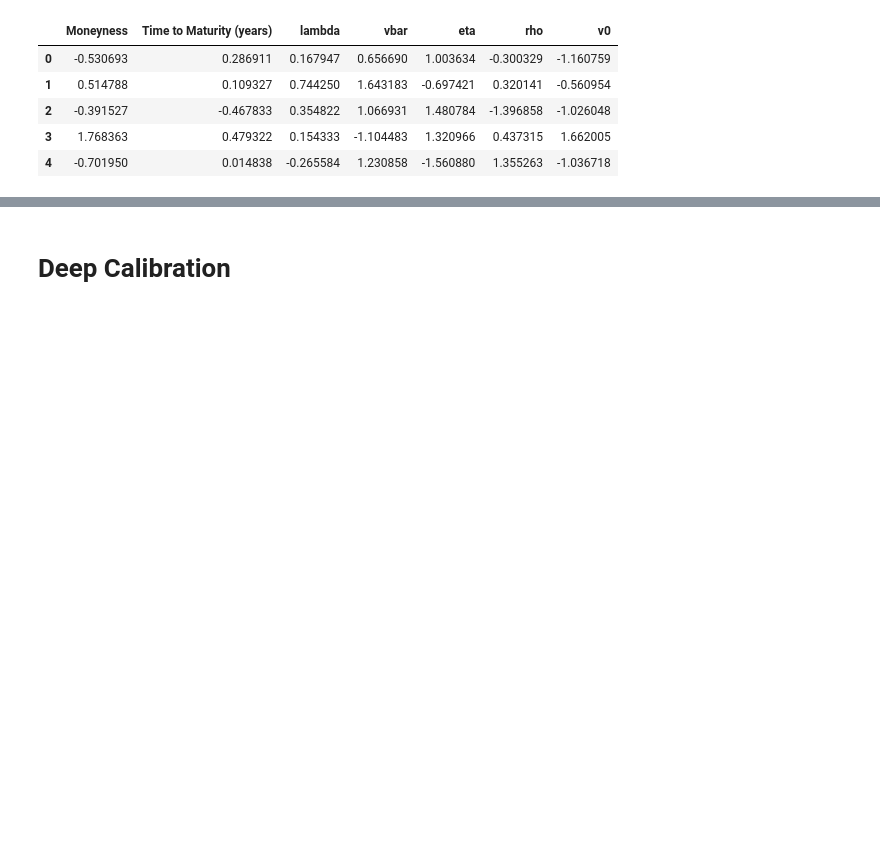
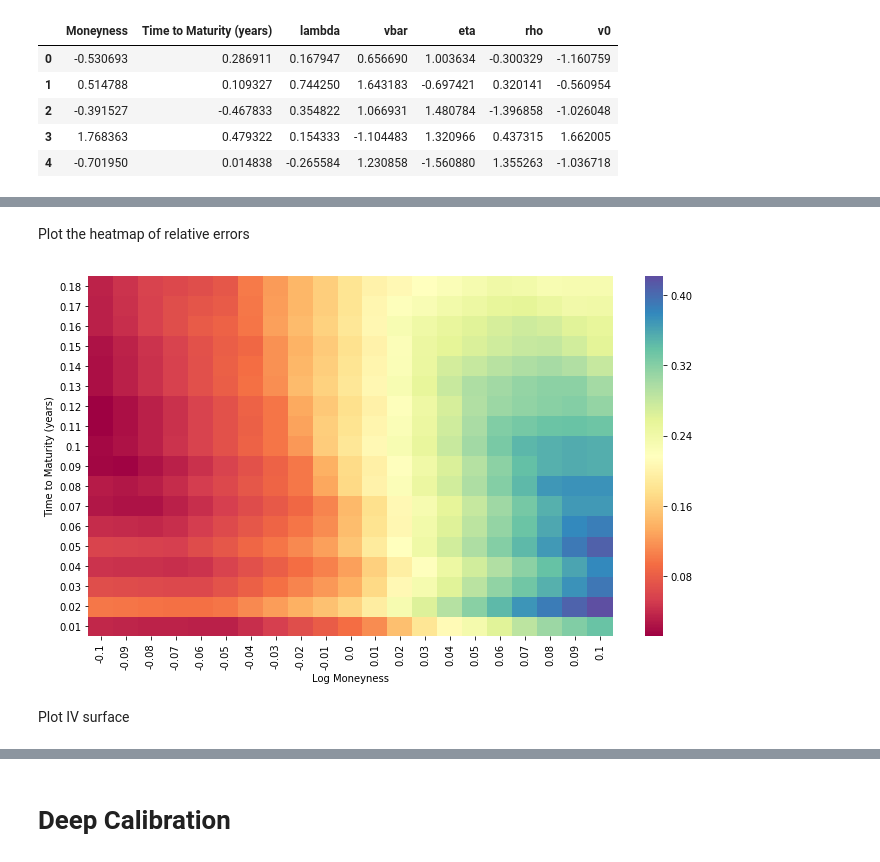
Before and after one commit to svenhsia/Calibrating-Rough-Volatility-Models-with-Deep-Learning, a Jupyter notebook: Deep-Calibration.ipynb, the cells around one changed output, grey strips where cells are left out. Saved outputs shown, nothing was run; the diff lists cells and outputs as text; code cells hidden in the pictures; blank space fills up the shorter version.

```diff
--- a/Deep-Calibration.ipynb
+++ b/Deep-Calibration.ipynb
@@ -81,0 +247,4 @@ A neural network returns both the predicted IV value, and corresponding Jacobian
+# %%
+scaled_features = SCALER.transform(df.iloc[:, :-1])
+# %%
+df['iv_nn'] = model.predict(scaled_features)
@@ -81,0 +260,24 @@ A neural network returns both the predicted IV value, and corresponding Jacobian
+# %%
+df['Log Moneyness'] = log_moneyness.flatten()
+df['re'] = np.abs(df['iv_nn'] - df['iv']) / df['iv']
+# %%
+def plot_heatmap(data, values='re'):
+    """ Plots the heatmap of the `values` column w.r.t. `Time to Maturity` and `Log Moneyness`.
+    """
+    data_sort = data.sort_values(values, ascending=True)
+    data_pivot = data_sort.pivot(index='Time to Maturity (years)', columns='Log Moneyness', values=values)
+    plt.figure(figsize=(10, 6))
+    ax = sns.heatmap(data_pivot, cmap=plt.cm.Spectral, cbar=True,
+                     xticklabels=data_pivot.columns.values.round(2),
+                     yticklabels=data_pivot.index.values.round(2))
+    ax.invert_yaxis()
+    plt.tight_layout()
+    plt.show()
+# %% [markdown]
+Plot the heatmap of relative errors
+# %%
+plot_heatmap(df, 're')
+# %% [output]
+[figure, added]
+# %% [markdown]
+Plot IV surface
```
Also changed, not shown: parts of 99 cells of this notebook, 7 other files.
